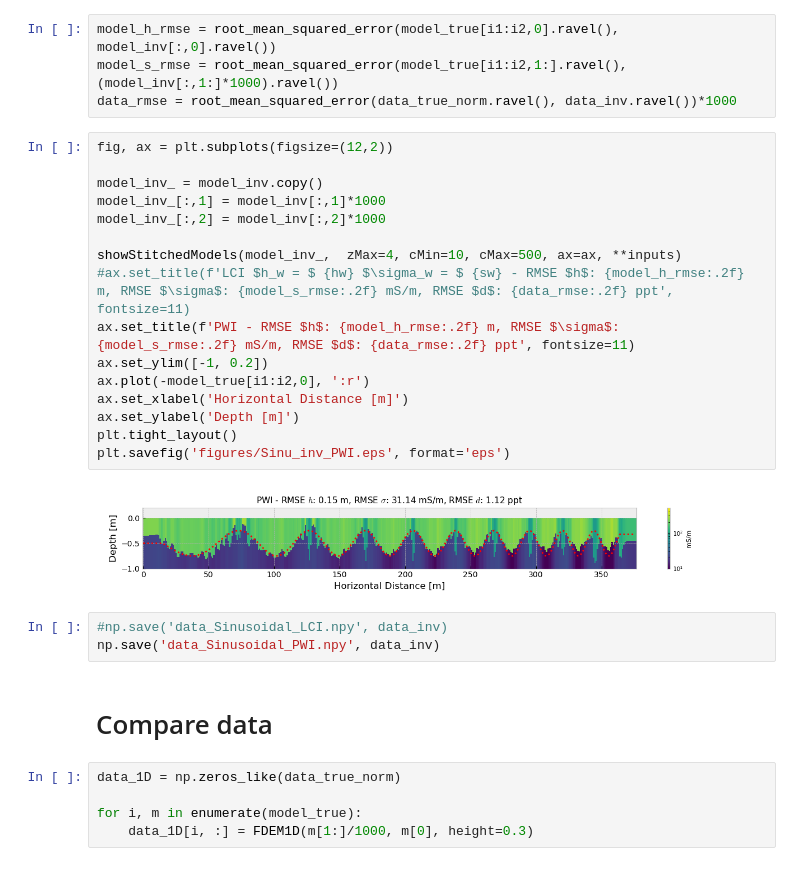
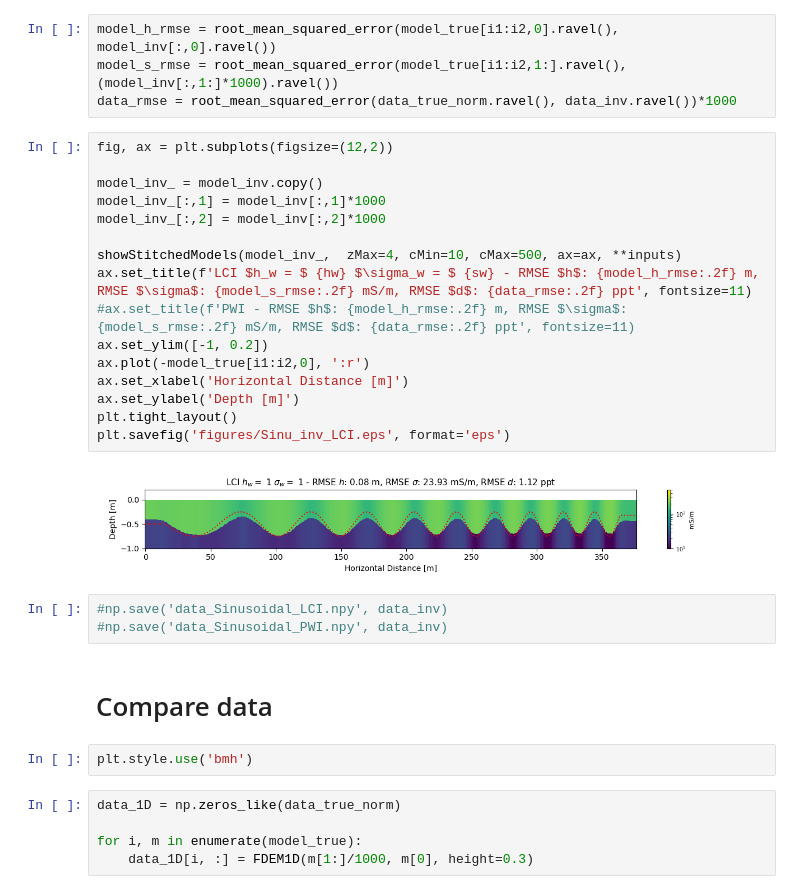
Before and after one commit to mariacarrizo/FDEM_LCI_PWI, a Jupyter notebook: Sinusoidal/LCI_Sinusoidal.ipynb, the cells around one changed output. Drawn from its saved outputs; the diff is of its cells as text.

Commit message:
notebooks figures improved

```diff
--- a/Sinusoidal/LCI_Sinusoidal.ipynb
+++ b/Sinusoidal/LCI_Sinusoidal.ipynb
@@ -259,26 +259,28 @@ data_rmse = root_mean_squared_error(data_true_norm.ravel(), data_inv.ravel())*10
 # %%
 fig, ax = plt.subplots(figsize=(12,2))
 
 model_inv_ = model_inv.copy()
 model_inv_[:,1] = model_inv[:,1]*1000
 model_inv_[:,2] = model_inv[:,2]*1000
 
 showStitchedModels(model_inv_,  zMax=4, cMin=10, cMax=500, ax=ax, **inputs)
-#ax.set_title(f'LCI $h_w = $ {hw} $\sigma_w = $ {sw} - RMSE $h$: {model_h_rmse:.2f} m, RMSE $\sigma$: {model_s_rmse:.2f} mS/m, RMSE $d$: {data_rmse:.2f} ppt', fontsize=11)
-ax.set_title(f'PWI - RMSE $h$: {model_h_rmse:.2f} m, RMSE $\sigma$: {model_s_rmse:.2f} mS/m, RMSE $d$: {data_rmse:.2f} ppt', fontsize=11)
+ax.set_title(f'LCI $h_w = $ {hw} $\sigma_w = $ {sw} - RMSE $h$: {model_h_rmse:.2f} m, RMSE $\sigma$: {model_s_rmse:.2f} mS/m, RMSE $d$: {data_rmse:.2f} ppt', fontsize=11)
+#ax.set_title(f'PWI - RMSE $h$: {model_h_rmse:.2f} m, RMSE $\sigma$: {model_s_rmse:.2f} mS/m, RMSE $d$: {data_rmse:.2f} ppt', fontsize=11)
 ax.set_ylim([-1, 0.2])
 ax.plot(-model_true[i1:i2,0], ':r')
 ax.set_xlabel('Horizontal Distance [m]')
 ax.set_ylabel('Depth [m]')
 plt.tight_layout()
-plt.savefig('figures/Sinu_inv_PWI.eps', format='eps')
+plt.savefig('figures/Sinu_inv_LCI.eps', format='eps')
 # %% [output]
-[figure, old version]
+[figure, new version]
 # %%
 #np.save('data_Sinusoidal_LCI.npy', data_inv)
-np.save('data_Sinusoidal_PWI.npy', data_inv)
+#np.save('data_Sinusoidal_PWI.npy', data_inv)
 # %% [markdown]
 # Compare data
+# %%
+plt.style.use('bmh')
 # %%
 data_1D = np.zeros_like(data_true_norm)
 
```
Also changed, not shown: parts of 3 cells of this notebook, 1 other file.
